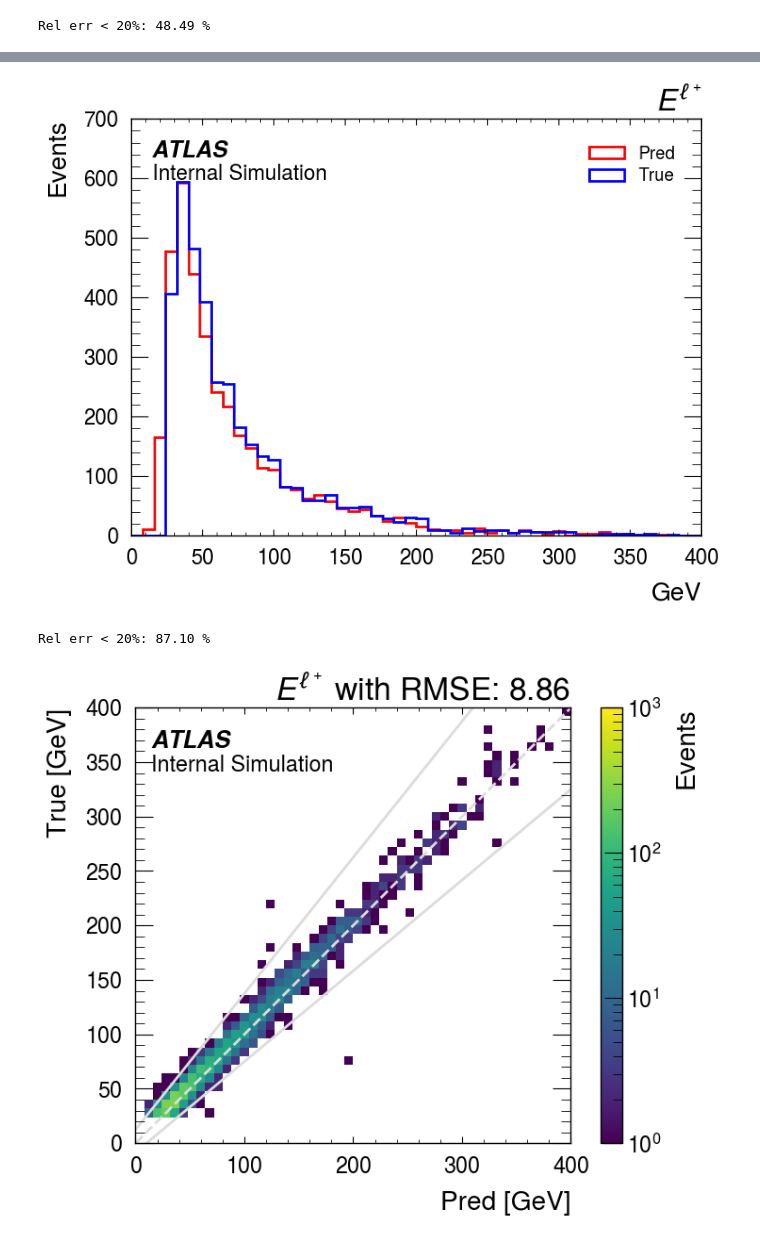
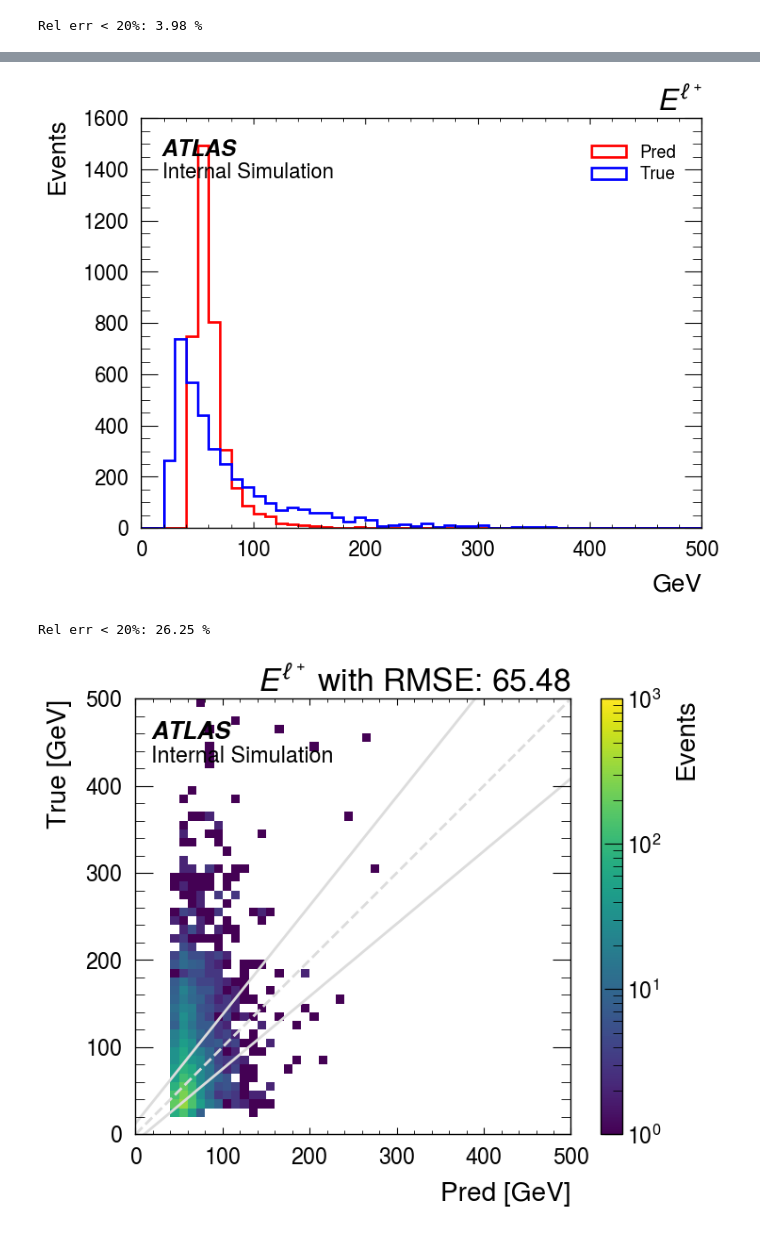
Before and after one commit to yygarypeng/ww-flow, a Jupyter notebook: visualize.ipynb, the cells around one changed output, grey strips where cells are left out. Cells and saved outputs as stored; diff of their text form; code cells hidden in the pictures.

Commit message:
Update visualizations.

```diff
--- a/visualize.ipynb
+++ b/visualize.ipynb
@@ -48,6 +23,6 @@ def neu_mass(pred_ww, train_features):
 # %%
 # Retrieve datamodule used in training
-dm = train.main(train=False)
+dm, X_stdscalar, Y_stdscalar = train.main(train=False)
 # Get the test dataloader
 # `dm.setup()` to resample and standardize the data
 # with the fix random seed to ensure no-mixing with training data
@@ -65,14 +40,20 @@ test_features = np.empty([0, dm.Y.shape[1]]) # lvlv
 sample_z = np.empty([0, model.hparams.z_dim]) # sampled z
 predictions_z = np.empty([0, model.hparams.z_dim]) # predicted z
 
+# Cache scaler parameters as NumPy arrays to avoid torch/NumPy mixed arithmetic warnings
+x_scale = np.asarray(X_stdscalar.scale_)
+x_mean = np.asarray(X_stdscalar.mean_)
+y_scale_8 = np.asarray(Y_stdscalar.scale_[:8])
+y_mean_8 = np.asarray(Y_stdscalar.mean_[:8])
+
 # Inference loop
 device = torch.device("cuda" if torch.cuda.is_available() else "cpu")
 model.to(device)
 with torch.no_grad():
     for batch in test_loader:
         batch_ww, batch_lvlv = batch
-        cond = batch_lvlv[:, 10:]  # conditioning variables
-        batch_lvlv = batch_lvlv[:, :10]
+        cond = batch_lvlv[:, 8:]  # conditioning variables
+        batch_lvlv = batch_lvlv[:, :8]
         cond = cond.to(device)
         batch_ww = batch_ww.to(device)
         batch_lvlv = batch_lvlv.to(device)
@@ -84,19 +65,21 @@ with torch.no_grad():
         ww_pred = model(yz, cond, reverse=True)
         z_pred = lvlv_pred[1] # predicted z
 
-        # manual inverse stdscaler transform
-        mean_X, std_X = torch.tensor(dm.std_ds.scaler_X.mean_, device=device, dtype=torch.float32), torch.tensor(dm.std_ds.scaler_X.scale_, device=device, dtype=torch.float32)
-        mean_Y, std_Y = torch.tensor(dm.std_ds.scaler_Y.mean_, device=device, dtype=torch.float32), torch.tensor(dm.std_ds.scaler_Y.scale_, device=device, dtype=torch.float32)
-        ww_pred = ww_pred[:, :model.inn.x_dim] * std_X + mean_X
-        ww = batch_ww * std_X + mean_X
-        lvlv = batch_lvlv * std_Y[:10] + mean_Y[:10]
-        lvlv_pred = lvlv_pred[0] * std_Y[:10] + mean_Y[:10] # don't include z
+        ww_pred_np = ww_pred[:, :model.inn.x_dim].cpu().numpy()
+        ww_np = batch_ww.cpu().numpy()
+        lvlv_np = batch_lvlv.cpu().numpy()
+        lvlv_pred_np = lvlv_pred[0].cpu().numpy() # don't include z
+
+        ww_pred = ww_pred_np * x_scale + x_mean
+        ww = ww_np * x_scale + x_mean
+        lvlv = lvlv_np * y_scale_8 + y_mean_8
+        lvlv_pred = lvlv_pred_np * y_scale_8 + y_mean_8
 
         # Store results
-        predictions = np.append(predictions, ww_pred.cpu().numpy(), axis=0)
-        true_labels = np.append(true_labels, ww.cpu().numpy(), axis=0)
-        test_features = np.append(test_features[:, :10], lvlv.cpu().numpy(), axis=0)
-        predictions_inputs = np.append(predictions_inputs[:, :10], lvlv_pred.cpu().numpy(), axis=0)
+        predictions = np.append(predictions, ww_pred, axis=0)
+        true_labels = np.append(true_labels, ww, axis=0)
+        test_features = np.append(test_features[:, :8], lvlv, axis=0)
+        predictions_inputs = np.append(predictions_inputs[:, :8], lvlv_pred, axis=0)
         sample_z = np.append(sample_z, z_sample.cpu().numpy(), axis=0)
         predictions_z = np.append(predictions_z, z_pred.cpu().numpy(), axis=0)
 
@@ -417,8 +400,8 @@ plot_1d_hist(pred_lep0_py, true_lep0_py, "$p^{\ell^+}_y$", bins_edges=np.linspac
 plot_2d_hist(pred_lep0_py, true_lep0_py, "$p^{\ell^+}_y$", bins_edges=np.linspace(-200, 200, 51), log=True)
 plot_1d_hist(pred_lep0_pz, true_lep0_pz, "$p^{\ell^+}_z$", bins_edges=np.linspace(-600, 600, 51))
 plot_2d_hist(pred_lep0_pz, true_lep0_pz, "$p^{\ell^+}_z$", bins_edges=np.linspace(-600, 600, 51), log=True)
-plot_1d_hist(pred_lep0_e, true_lep0_e, "$E^{\ell^+}$", bins_edges=np.linspace(0, 400, 51))
-plot_2d_hist(pred_lep0_e, true_lep0_e, "$E^{\ell^+}$", bins_edges=np.linspace(0, 400, 51), log=True)
+plot_1d_hist(np.exp(pred_lep0_e), np.exp(true_lep0_e), "$E^{\ell^+}$", bins_edges=np.linspace(0, 500, 51))
+plot_2d_hist(np.exp(pred_lep0_e), np.exp(true_lep0_e), "$E^{\ell^+}$", bins_edges=np.linspace(0, 500, 51), log=True)
 
 # plot_1d_hist(pred_met_px, true_met_px, "$p^{\text{miss}}_x$", bins_edges=np.linspace(-200, 200, 51))
 # plot_2d_hist(pred_met_px, true_met_px, "$p^{\text{miss}}_x$", bins_edges=np.linspace(-200, 200, 51), log=True)
@@ -435 +418 @@ Rel err < 20%: 77.04 %
-Rel err < 20%: 48.49 %
+Rel err < 20%: 3.98 %
@@ -437,6 +420,6 @@ Rel err < 20%: 48.49 %
-[figure, old version]
+[figure, new version]
-Rel err < 20%: 87.10 %
+Rel err < 20%: 26.25 %
-[figure, old version]
+[figure, new version]
 # %%
 # SM
 
```
Also changed, not shown: parts of 8 cells of this notebook, 3 other files.
